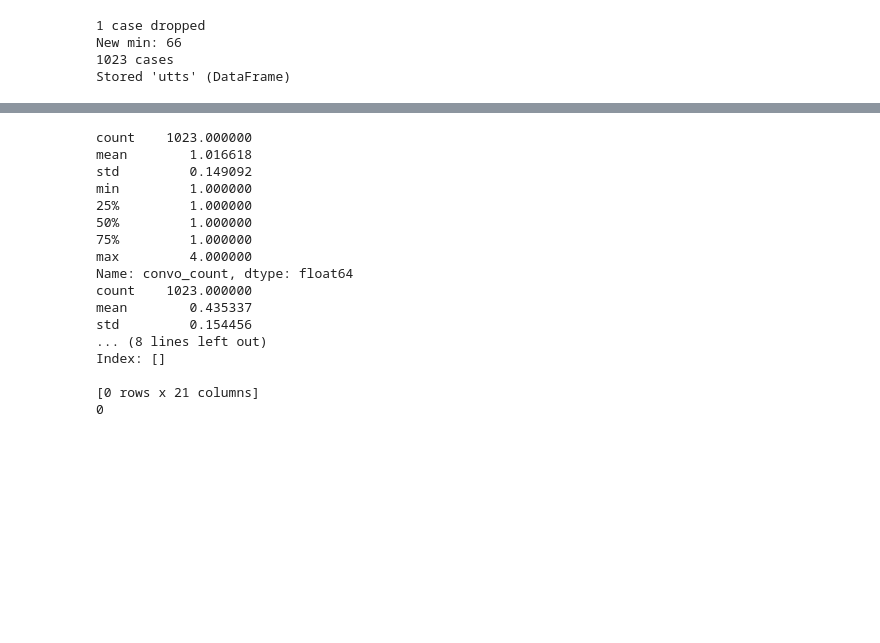
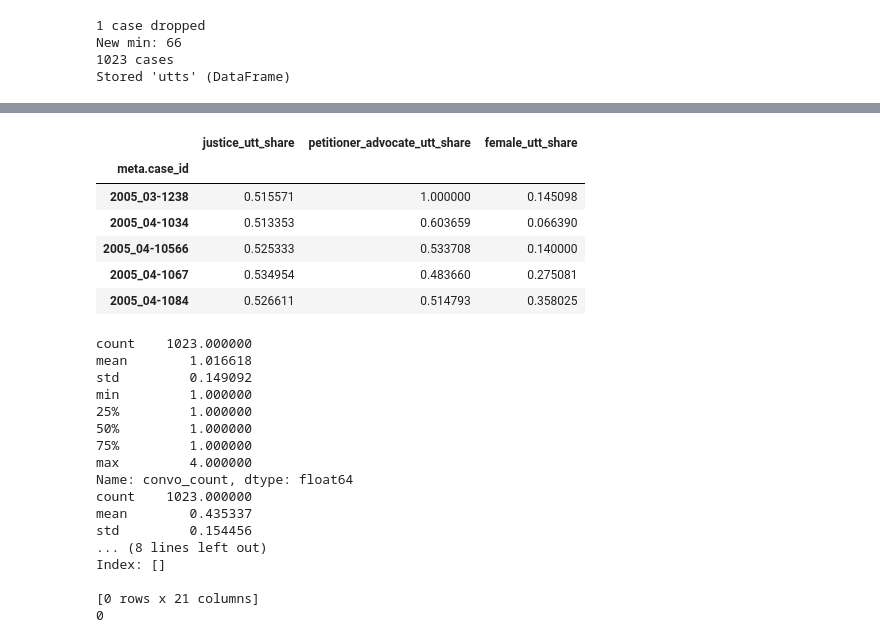
Before and after one commit to baueramari/team-supreme, a Jupyter notebook: wrangle.ipynb, the cells around one changed output, grey strips where cells are left out. Drawn from its saved outputs; the diff is of its cells as text; code cells hidden in the pictures; blank space fills up the shorter version.

Commit message:
Add female utt share

```diff
--- a/wrangle.ipynb
+++ b/wrangle.ipynb
@@ -131,0 +102,35 @@ Stored 'advocates' (DataFrame)
+# %%
+# Compute female utterance share
+d = gender.Detector()
+
+def guess_gender(name):
+    name = re.sub('j__', '', name)
+    name = re.sub('_\S*', '', name)
+    name = name.capitalize()
+    guess = d.get_gender(name, 'usa')
+    return guess
+
+# Guess gender
+gendr = utts.loc[:, ['meta.case_id', 'speaker' ]].copy()
+gendr.loc[:, 'gender'] = gendr.loc[:, 'speaker'].map(guess_gender)
+print('Before subsetting:')
+print(gendr.loc[:, 'gender'].unique())
+print(gendr.groupby('gender').agg({'gender': ['count']}).droplevel)
+
+# Restrict to confident guesses
+gendr = gendr.loc[gendr.loc[:, 'gender'].isin(['female', 'mostly_female',
+                                               'mostly_male', 'male'])]
+print('\nAfter subsetting:')
+print(gendr.loc[:, 'gender'].unique())
+print(gendr.groupby('gender').agg({'gender': ['count']}).droplevel)
+
+# Compute female_utt_share
+    # = (N female + N mostly_female) /
+    # (N female + N mostly_female + N male + N mostly_male)
+gendr.loc[:, 'gender_num'] = gendr.loc[:, 'gender'].isin(['female',
+                                                          'mostly_female'])
+gendr = gendr.groupby('meta.case_id').agg({'gender_num': ['sum', 'count']})
+gendr.columns = ['female_utts', 'total_utts']
+gendr.loc[:, 'female_utt_share'] = (gendr.loc[:, 'female_utts'] /
+                                    gendr.loc[:, 'total_utts'])
+gendr = gendr.loc[:, ['female_utt_share']]
@@ -132,3 +155,16 @@ Stored 'advocates' (DataFrame)
+# %%
+# Combine utterance shares
+utt_shares = pd.merge(justices, advocates, how = 'left', left_index = True, right_index = True)
+utt_shares = pd.merge(utt_shares, gendr, how = 'left', left_index = True, right_index = True)
+utt_shares.head()
+# %% [output]
+|  | justice_utt_share | petitioner_advocate_utt_share | female_utt_share |
+| meta.case_id |  |  |  |
+| 2005_03-1238 | 0.515571 | 1.000000 | 0.145098 |
+| 2005_04-1034 | 0.513353 | 0.603659 | 0.066390 |
+| 2005_04-10566 | 0.525333 | 0.533708 | 0.140000 |
+| 2005_04-1067 | 0.534954 | 0.483660 | 0.275081 |
+| 2005_04-1084 | 0.526611 | 0.514793 | 0.358025 |
 # %%
 #Code to create conversations/case feature
 utts['text'].replace('\d+', '', regex=True, inplace = True)
```
Also changed, not shown: parts of 5 cells of this notebook.
